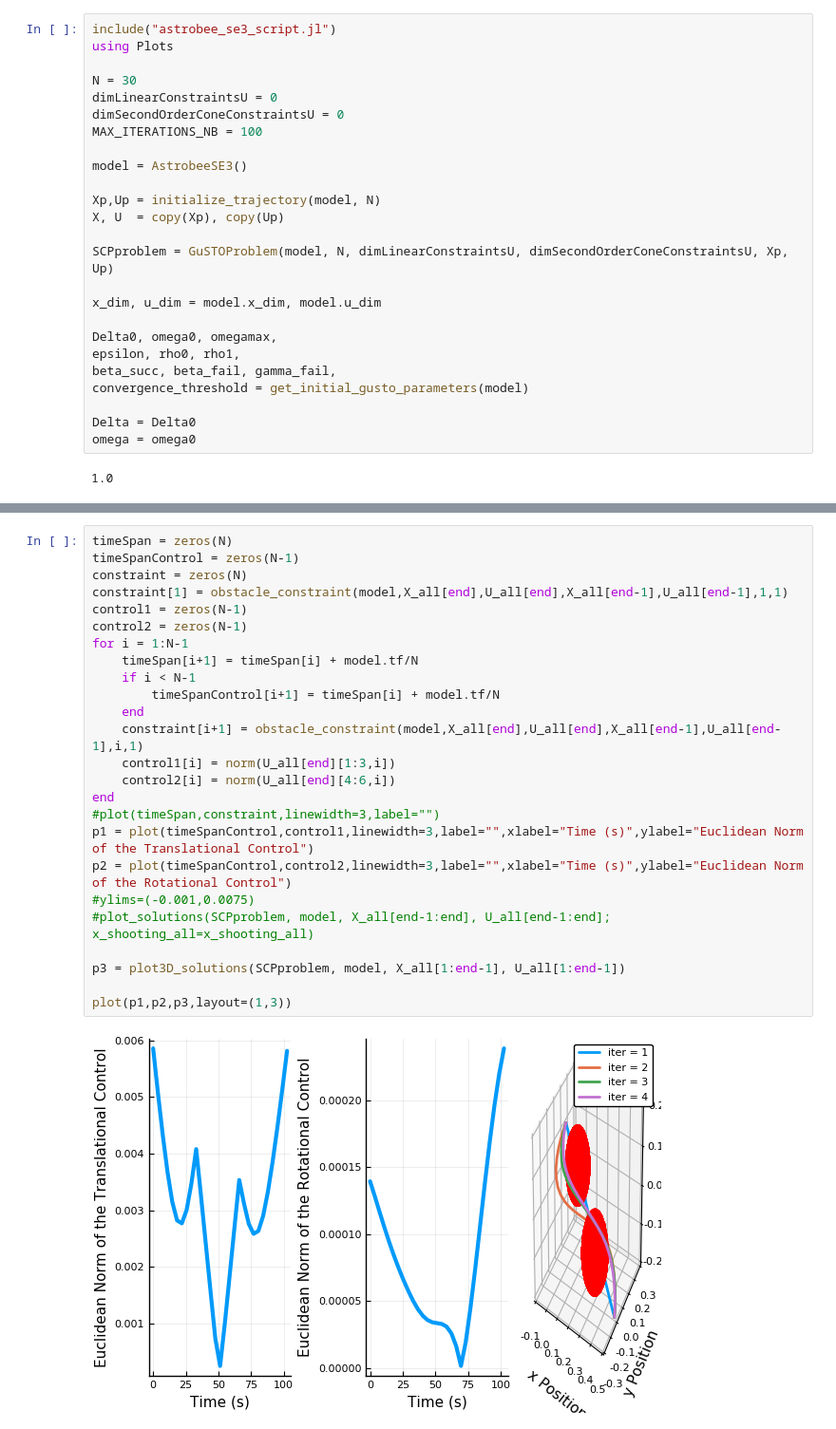
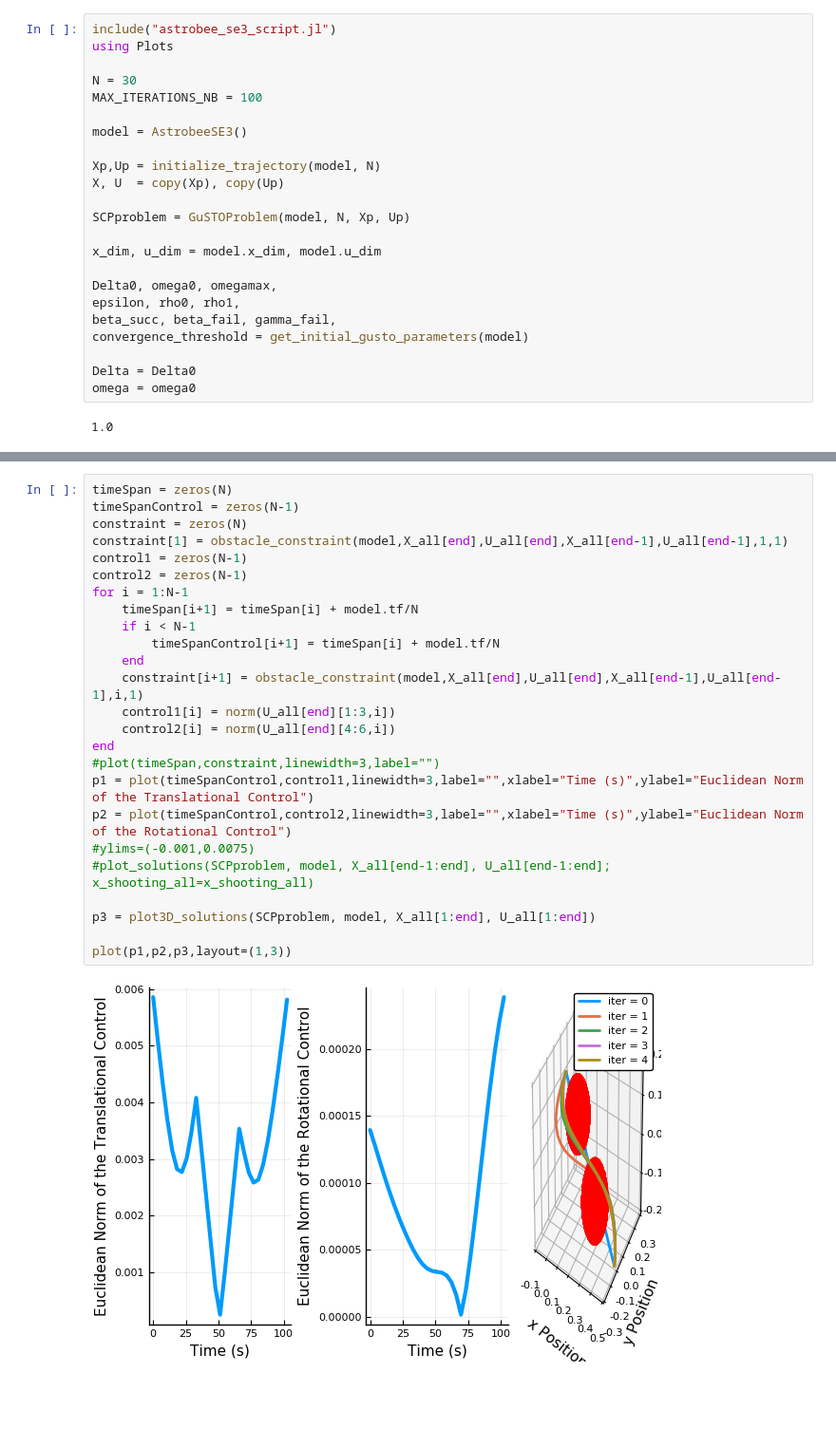
Before and after one commit to StanfordASL/GuSTO_quad_astrobee, a Jupyter notebook: astrobee_CSM.ipynb, the cells around one changed output, grey strips where cells are left out. Shown: that part at 95% size. Cells and saved outputs as stored; diff of their text form; blank space fills up the shorter version.

```diff
--- a/astrobee_CSM.ipynb
+++ b/astrobee_CSM.ipynb
@@ -3,8 +3,6 @@ include("astrobee_se3_script.jl")
 using Plots
 
 N = 30
-dimLinearConstraintsU = 0
-dimSecondOrderConeConstraintsU = 0
 MAX_ITERATIONS_NB = 100
 
 model = AstrobeeSE3()
@@ -12,7 +10,7 @@ model = AstrobeeSE3()
 Xp,Up = initialize_trajectory(model, N)
 X, U  = copy(Xp), copy(Up)
 
-SCPproblem = GuSTOProblem(model, N, dimLinearConstraintsU, dimSecondOrderConeConstraintsU, Xp, Up)
+SCPproblem = GuSTOProblem(model, N, Xp, Up)
 
 x_dim, u_dim = model.x_dim, model.u_dim
 
@@ -128,27 +123,27 @@ metric=2.2050894996028965
 # %%
 timeSpan = zeros(N)
 timeSpanControl = zeros(N-1)
 constraint = zeros(N)
 constraint[1] = obstacle_constraint(model,X_all[end],U_all[end],X_all[end-1],U_all[end-1],1,1)
 control1 = zeros(N-1)
 control2 = zeros(N-1)
 for i = 1:N-1
     timeSpan[i+1] = timeSpan[i] + model.tf/N
     if i < N-1
         timeSpanControl[i+1] = timeSpan[i] + model.tf/N
     end
     constraint[i+1] = obstacle_constraint(model,X_all[end],U_all[end],X_all[end-1],U_all[end-1],i,1)
     control1[i] = norm(U_all[end][1:3,i])
     control2[i] = norm(U_all[end][4:6,i])
 end
 #plot(timeSpan,constraint,linewidth=3,label="")
 p1 = plot(timeSpanControl,control1,linewidth=3,label="",xlabel="Time (s)",ylabel="Euclidean Norm of the Translational Control")
 p2 = plot(timeSpanControl,control2,linewidth=3,label="",xlabel="Time (s)",ylabel="Euclidean Norm of the Rotational Control")
 #ylims=(-0.001,0.0075)
 #plot_solutions(SCPproblem, model, X_all[end-1:end], U_all[end-1:end]; x_shooting_all=x_shooting_all)
 
-p3 = plot3D_solutions(SCPproblem, model, X_all[1:end-1], U_all[1:end-1])
+p3 = plot3D_solutions(SCPproblem, model, X_all[1:end], U_all[1:end])
 
 plot(p1,p2,p3,layout=(1,3))
 # %% [output]
-[figure, old version]
+[figure, new version]
```
Also changed, not shown: parts of 1 cell of this notebook, 6 other files.
